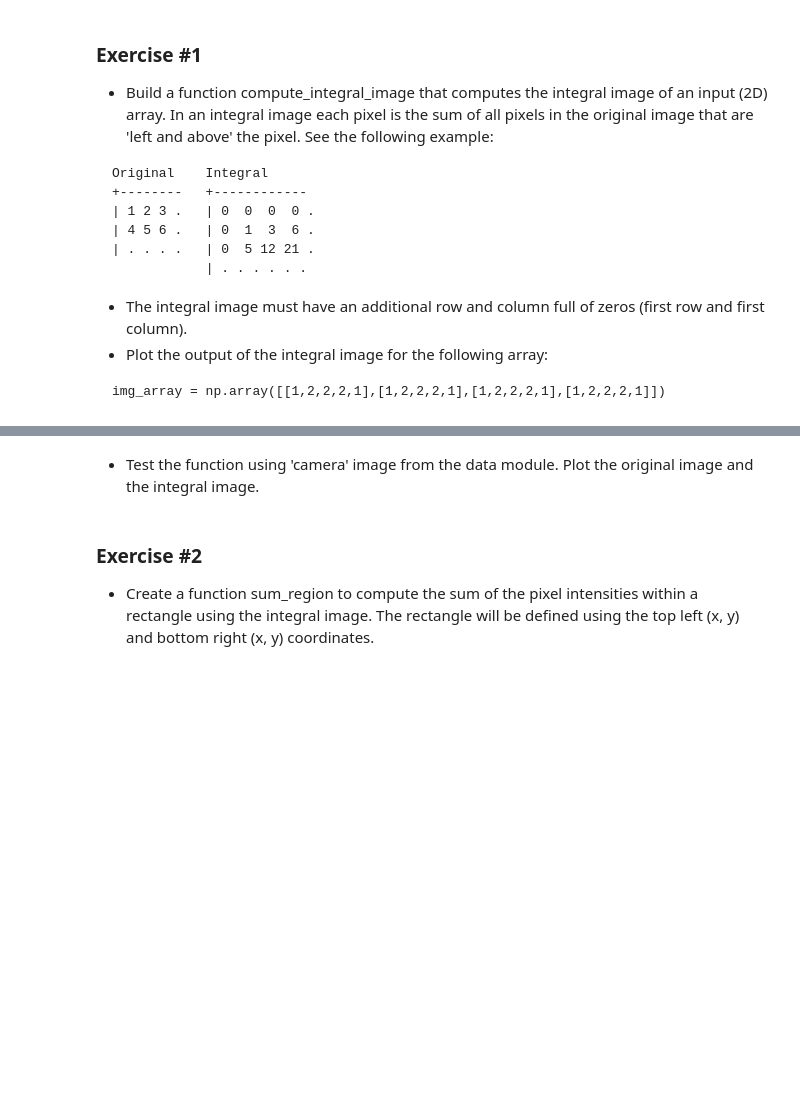
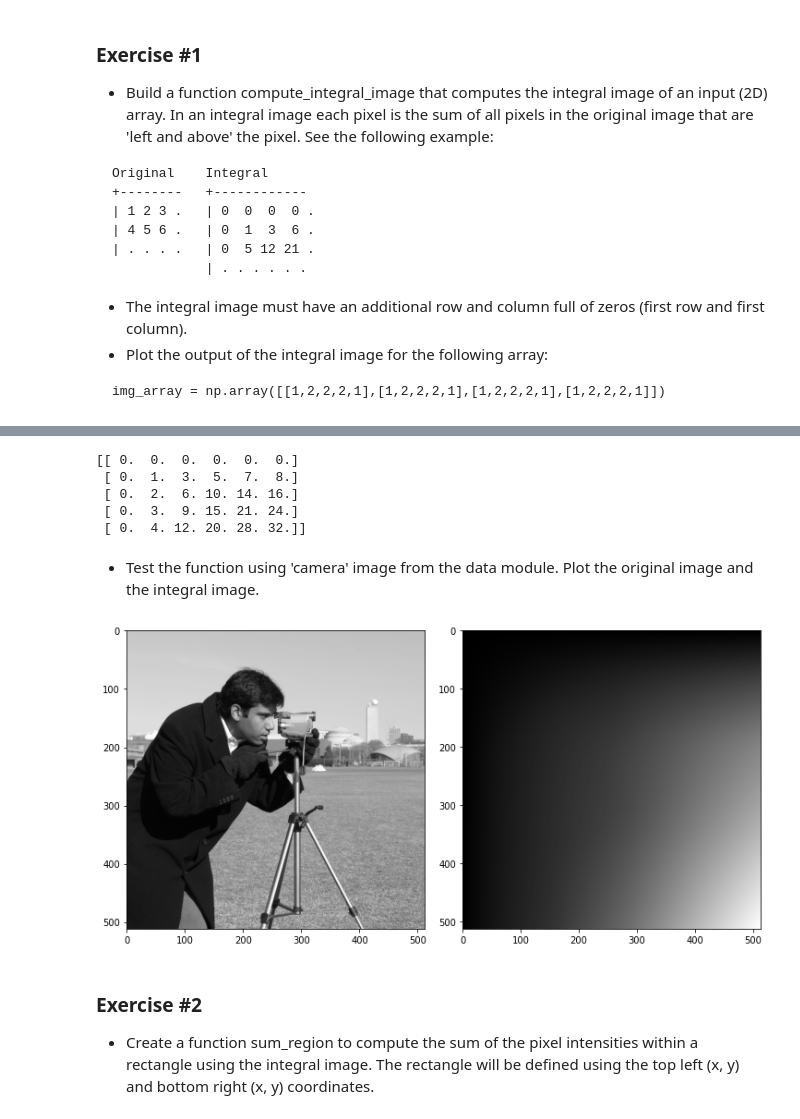
Before and after one commit to mario-rot/ComputerVisionCourse-MAI, a Jupyter notebook: Session 6/P6_Mario_Lauren.ipynb, the cells around one changed output, grey strips where cells are left out. Cells and saved outputs as stored; diff of their text form; code cells hidden in the pictures; blank space fills up the shorter version.

```diff
--- a/Session 6/P6_Mario_Lauren.ipynb
+++ b/Session 6/P6_Mario_Lauren.ipynb
@@ -78,6 +87,10 @@ def compute_integral_image(img_arr):
 
 
     # Add code here
+    ii = np.array(transform.integral_image(img_arr))
+    for r in range(len(ii)):
+      for c in range(len(ii[0])):
+        integral_image_arr[r+1][c+1] = ii[r][c]
 
 
     return integral_image_arr
@@ -89,5 +104,11 @@ plt.show()
 # %%
 ii_img_array = compute_integral_image(img_array)
 print(ii_img_array)
+# %% [output]
+[[ 0.  0.  0.  0.  0.  0.]
+ [ 0.  1.  3.  5.  7.  8.]
+ [ 0.  2.  6. 10. 14. 16.]
+ [ 0.  3.  9. 15. 21. 24.]
+ [ 0.  4. 12. 20. 28. 32.]]
 # %% [markdown]
 *   Test the function using 'camera' image from the data module. Plot the original image and the integral image.
@@ -96,3 +115,12 @@ print(ii_img_array)
+# %%
+# solution
+camera = data.camera()
+
+camera_ii = compute_integral_image(camera)
+
+custom_grids([camera, camera_ii], 1, 2, cmap='gray').show()
+# %% [output]
+[figure, added]
 # %% [markdown]
 ### Exercise #2
 
```
Also changed, not shown: parts of 12 cells of this notebook.
